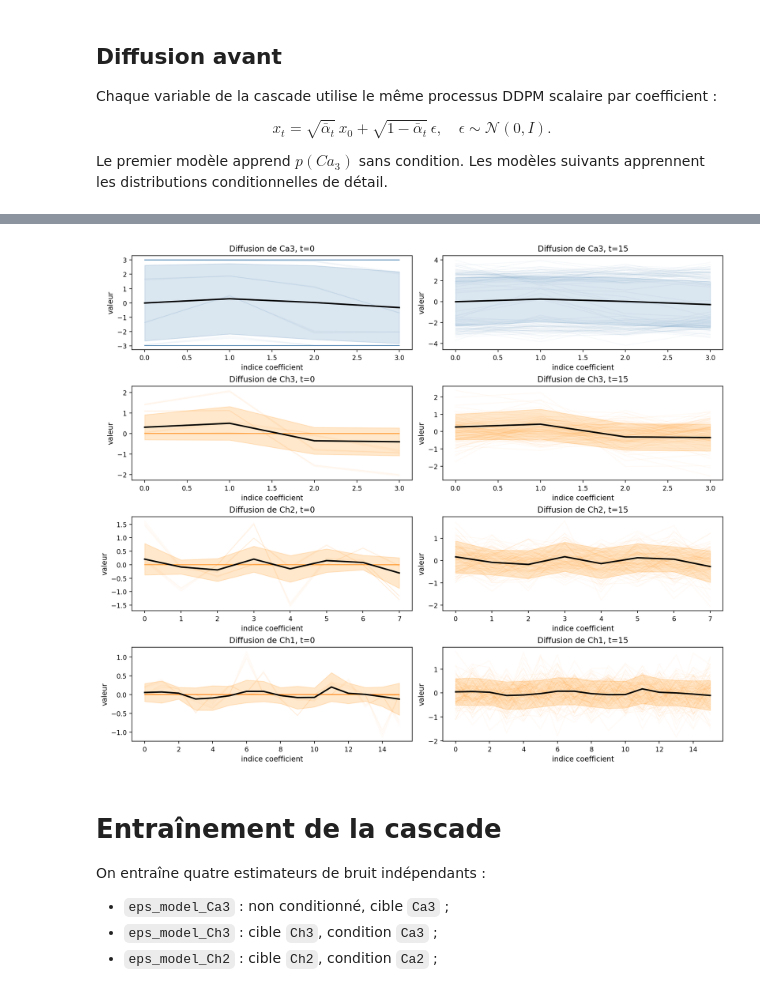
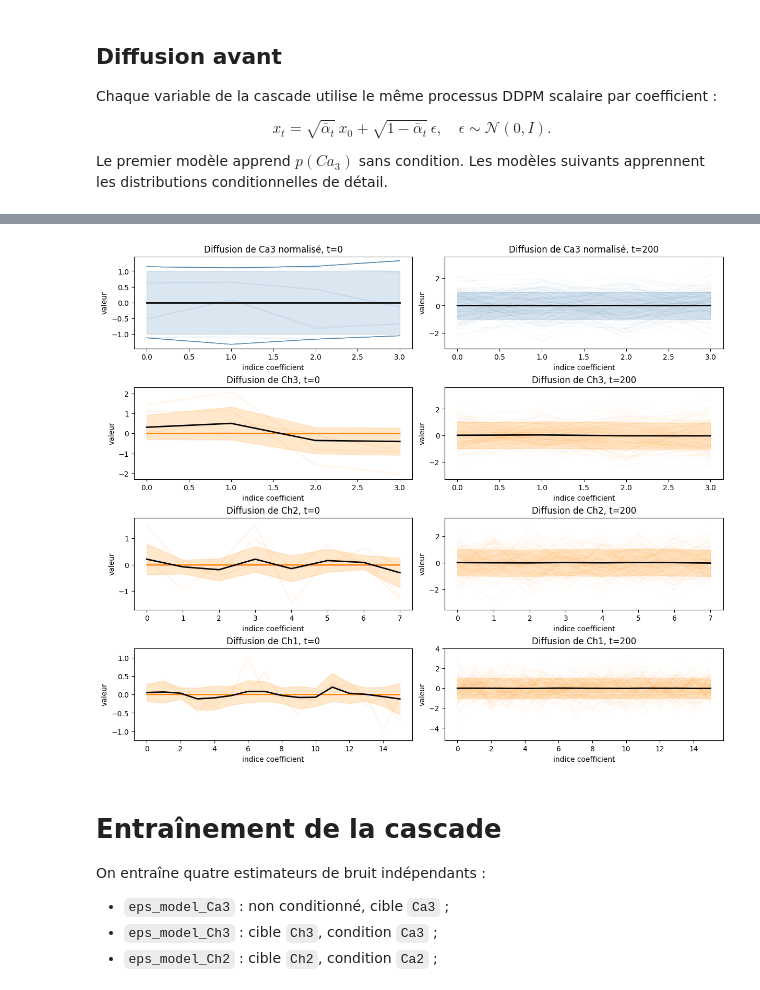
Before and after one commit to Samuel-Chapuis/Rayleigh-Taylor-Generative-Surrogate, a Jupyter notebook: exemples/1D-Mulit_Wave_Model.ipynb, the cells around one changed output, grey strips where cells are left out. Drawn from its saved outputs; the diff is of its cells as text; code cells hidden in the pictures.

```diff
--- a/exemples/1D-Mulit_Wave_Model.ipynb
+++ b/exemples/1D-Mulit_Wave_Model.ipynb
@@ -312,34 +350,34 @@ def do_diffusion_until_snr(data, snr_threshold=3, beta=BETA):
 # %%
 fig, axes = plt.subplots(4, 2, figsize=(12, 10), constrained_layout=True)
 for row, (block, name, color) in enumerate([
-    (Ca3, "Ca3", "steelblue"),
+    (Ca3_train, "Ca3 normalisé", "steelblue"),
     (Ch3, "Ch3", "darkorange"),
     (Ch2, "Ch2", "darkorange"),
     (Ch1, "Ch1", "darkorange"),
 ]):
-    _, samples, T = do_diffusion_until_snr(block, snr_threshold=3, beta=BETA)
-    samples_tensor = torch.stack(samples)
+    t_final = torch.full((block.shape[0], 1), T, dtype=torch.long)
+    noisy_final, _ = q_sample(block, t_final, steps=T)
     coef_grid = torch.arange(block.shape[1])
-    for col, time_index in enumerate([0, T]):
-        subset = samples_tensor[time_index]
+
+    for col, (time_index, subset) in enumerate([(0, block), (T, noisy_final)]):
         mean_signal = subset.mean(dim=0)
         std_signal = subset.std(dim=0)
         axes[row, col].plot(coef_grid, subset[:120].T, color=color, alpha=0.05, linewidth=0.8)
         axes[row, col].plot(coef_grid, mean_signal, color="black", linewidth=2)
         axes[row, col].fill_between(
             coef_grid.numpy(),
             (mean_signal - std_signal).numpy(),
             (mean_signal + std_signal).numpy(),
             color=color,
             alpha=0.2,
         )
         axes[row, col].set_title(f"Diffusion de {name}, t={time_index}")
         axes[row, col].set_xlabel("indice coefficient")
         axes[row, col].set_ylabel("valeur")
 
 plt.show()
 # %% [output]
-[figure, old version]
+[figure, new version]
 # %% [markdown]
 # Entraînement de la cascade
 
```
Also changed, not shown: parts of 12 cells of this notebook, 1 other file.
